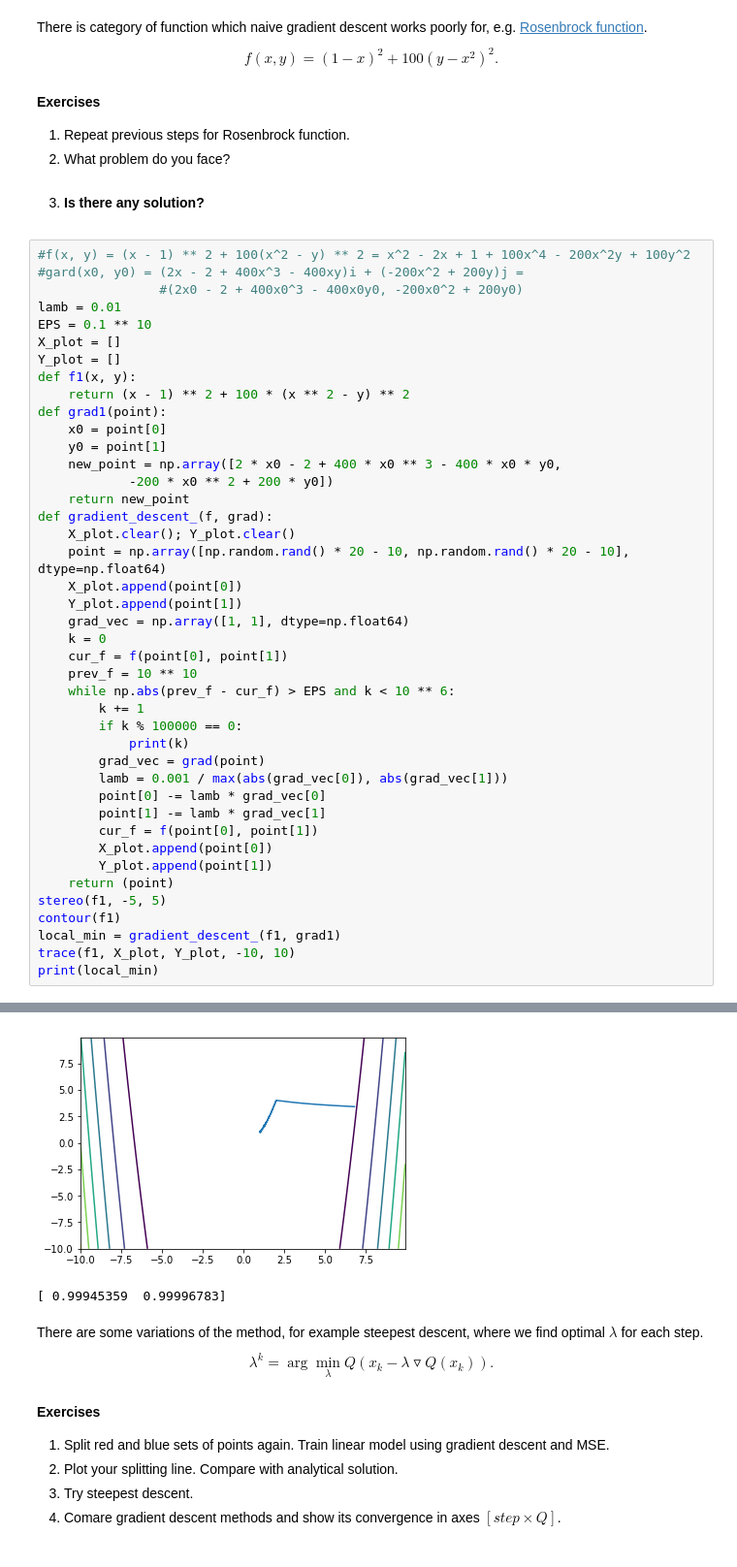
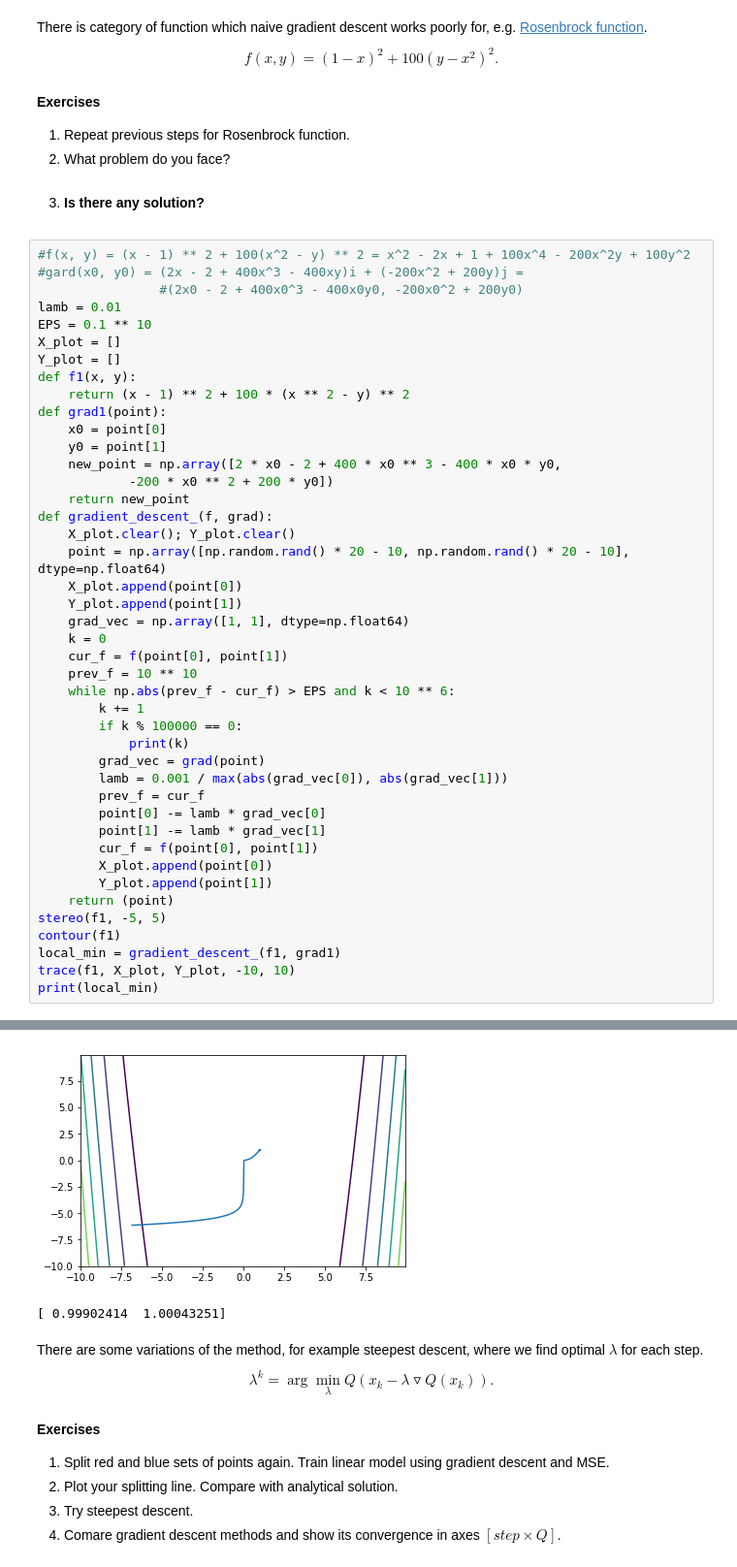
Before and after one commit to mnkonkova/ML, a Jupyter notebook: lab-1.ipynb, the cells around one changed output, grey strips where cells are left out. Shown: that part at 97% size. Saved outputs shown, nothing was run; the diff lists cells and outputs as text.

```diff
--- a/lab-1.ipynb
+++ b/lab-1.ipynb
@@ -435,35 +435,36 @@ def gradient_descent_(f, grad):
     while np.abs(prev_f - cur_f) > EPS and k < 10 ** 6:
         k += 1
         if k % 100000 == 0:
             print(k)
         grad_vec = grad(point)
         lamb = 0.001 / max(abs(grad_vec[0]), abs(grad_vec[1]))
+        prev_f = cur_f
         point[0] -= lamb * grad_vec[0]
         point[1] -= lamb * grad_vec[1]
         cur_f = f(point[0], point[1])
         X_plot.append(point[0])
         Y_plot.append(point[1])
     return (point)
 stereo(f1, -5, 5)
 contour(f1)
 local_min = gradient_descent_(f1, grad1)
 trace(f1, X_plot, Y_plot, -10, 10)
 print(local_min)
 # %% [output]
 [figure]
 [figure]
 100000
 200000
 300000
 400000
 500000
 600000
 700000
 800000
 900000
 1000000
-[figure, old version]
+[figure, new version]
-[ 0.99945359  0.99996783]
+[ 0.99902414  1.00043251]
 # %% [markdown]
 There are some variations of the method, for example steepest descent, where we find optimal $\lambda$ for each step.
 $$\lambda^{k} = \arg\min_{\lambda}Q(x_k - \lambda\triangledown Q(x_k)).$$
```
Also changed, not shown: parts of 6 cells of this notebook.
